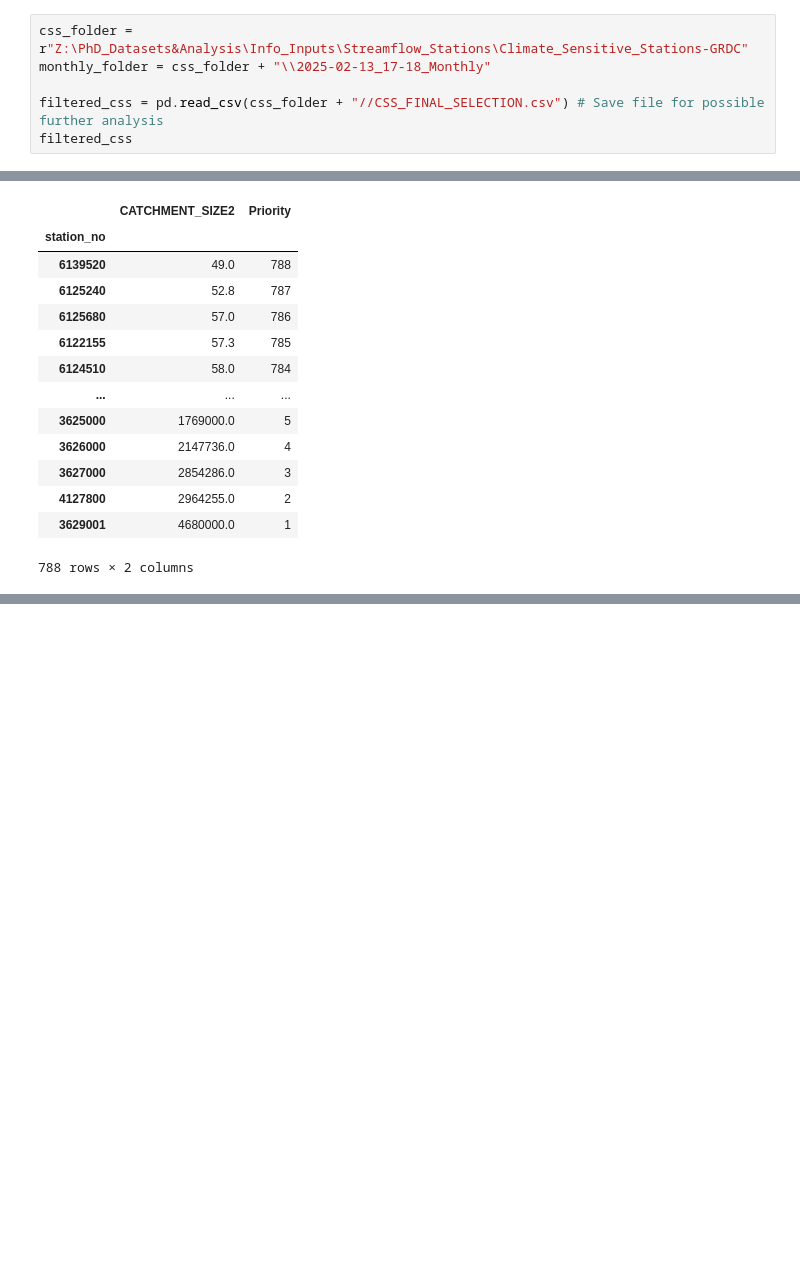
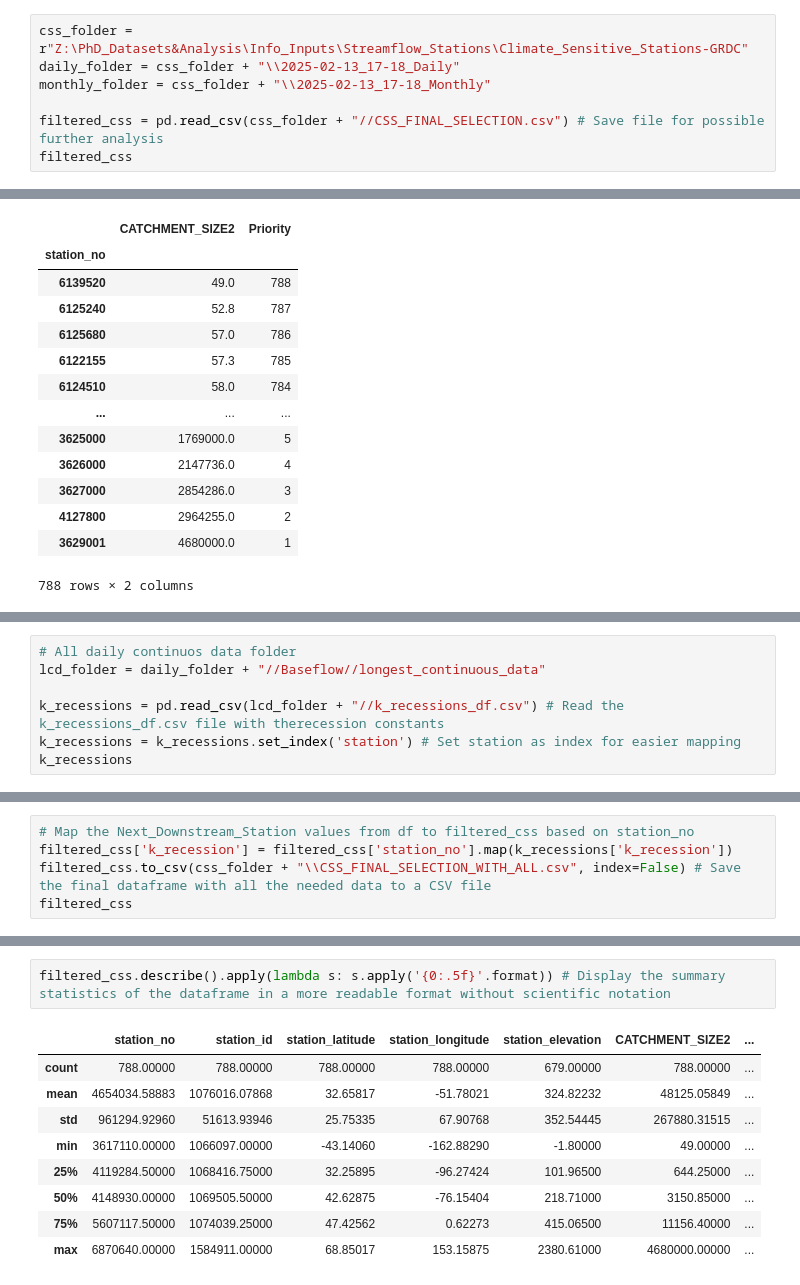
Before and after one commit to jevago262000/PhD_1-Water_Balance, a Jupyter notebook: 4.4.drainage_areas_processing.ipynb, the cells around one changed output, grey strips where cells are left out. Drawn from its saved outputs; the diff is of its cells as text; blank space fills up the shorter version.

```diff
--- a/4.4.drainage_areas_processing.ipynb
+++ b/4.4.drainage_areas_processing.ipynb
@@ -2,6 +2,7 @@
 import pandas as pd, glob, numpy as np
 # %%
 css_folder = r"Z:\PhD_Datasets&Analysis\Info_Inputs\Streamflow_Stations\Climate_Sensitive_Stations-GRDC"
+daily_folder = css_folder + "\\2025-02-13_17-18_Daily"
 monthly_folder = css_folder + "\\2025-02-13_17-18_Monthly"
 
 filtered_css = pd.read_csv(css_folder + "//CSS_FINAL_SELECTION.csv") # Save file for possible further analysis
@@ -201,3 +201,10 @@ filtered_css
 | 786 | YADKIN COLLEGE, NC | 4148321 | 1069484 | 35.856700 | -80.386900 | Active | YADKIN RIVER | ... |
 | 787 | ZOZA | 6150400 | 1074154 | 41.724916 | 9.075456 | Active | U RIZZANESE | ... |
 788 rows × 15 columns
+# %%
+# All daily continuos data folder
+lcd_folder = daily_folder + "//Baseflow//longest_continuous_data"
+
+k_recessions = pd.read_csv(lcd_folder + "//k_recessions_df.csv") # Read the k_recessions_df.csv file with therecession constants
+k_recessions = k_recessions.set_index('station') # Set station as index for easier mapping
+k_recessions
@@ -203,0 +226,5 @@ filtered_css
+# %%
+# Map the Next_Downstream_Station values from df to filtered_css based on station_no
+filtered_css['k_recession'] = filtered_css['station_no'].map(k_recessions['k_recession'])
+filtered_css.to_csv(css_folder + "\\CSS_FINAL_SELECTION_WITH_ALL.csv", index=False) # Save the final dataframe with all the needed data to a CSV file
+filtered_css
@@ -203,0 +245,12 @@ filtered_css
+# %%
+filtered_css.describe().apply(lambda s: s.apply('{0:.5f}'.format)) # Display the summary statistics of the dataframe in a more readable format without scientific notation
+# %% [output]
+|  | station_no | station_id | station_latitude | station_longitude | station_elevation | CATCHMENT_SIZE2 | ... |
+| count | 788.00000 | 788.00000 | 788.00000 | 788.00000 | 679.00000 | 788.00000 | ... |
+| mean | 4654034.58883 | 1076016.07868 | 32.65817 | -51.78021 | 324.82232 | 48125.05849 | ... |
+| std | 961294.92960 | 51613.93946 | 25.75335 | 67.90768 | 352.54445 | 267880.31515 | ... |
+| min | 3617110.00000 | 1066097.00000 | -43.14060 | -162.88290 | -1.80000 | 49.00000 | ... |
+| 25% | 4119284.50000 | 1068416.75000 | 32.25895 | -96.27424 | 101.96500 | 644.25000 | ... |
+| 50% | 4148930.00000 | 1069505.50000 | 42.62875 | -76.15404 | 218.71000 | 3150.85000 | ... |
+| 75% | 5607117.50000 | 1074039.25000 | 47.42562 | 0.62273 | 415.06500 | 11156.40000 | ... |
+| max | 6870640.00000 | 1584911.00000 | 68.85017 | 153.15875 | 2380.61000 | 4680000.00000 | ... |
```
Also changed, not shown: parts of 3 cells of this notebook.
